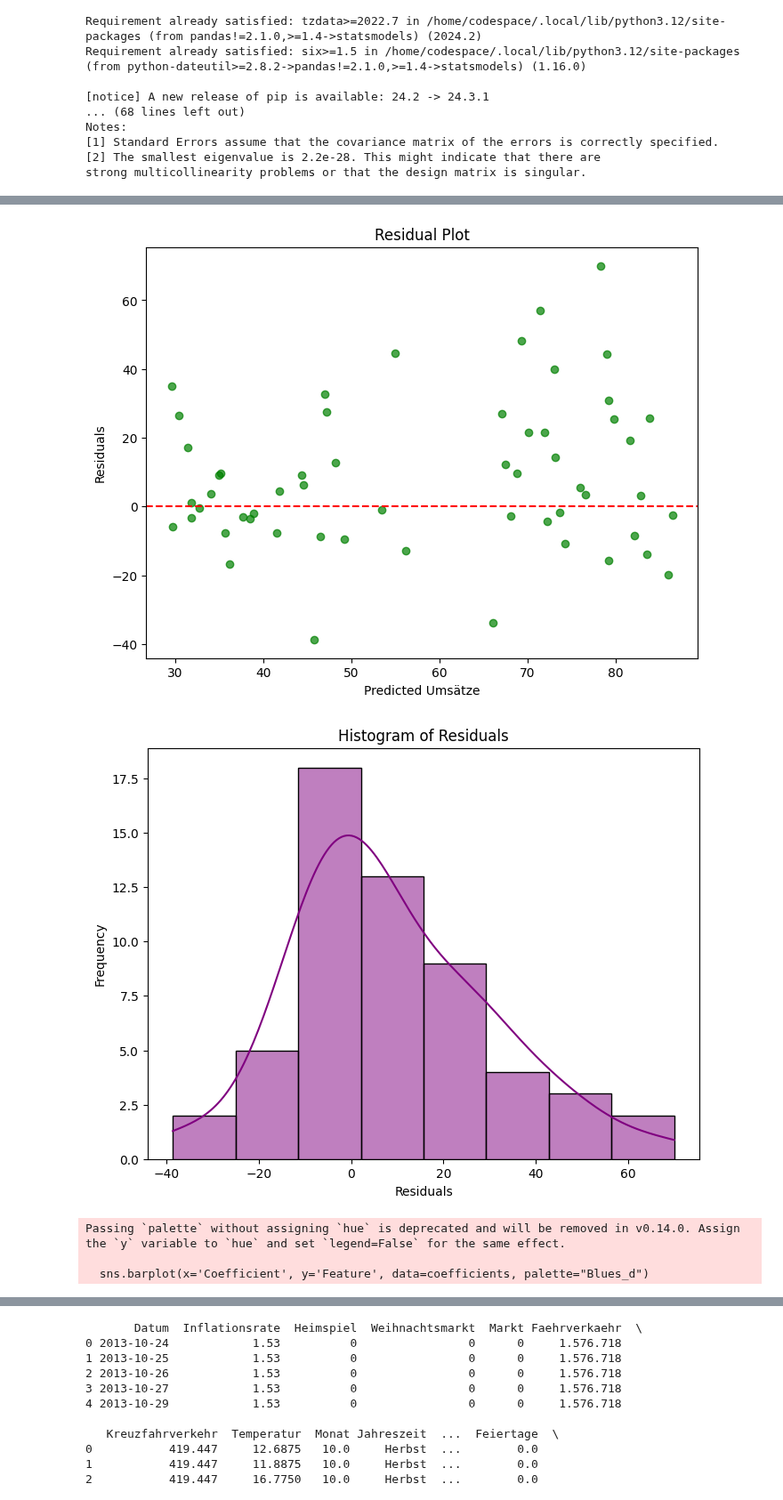
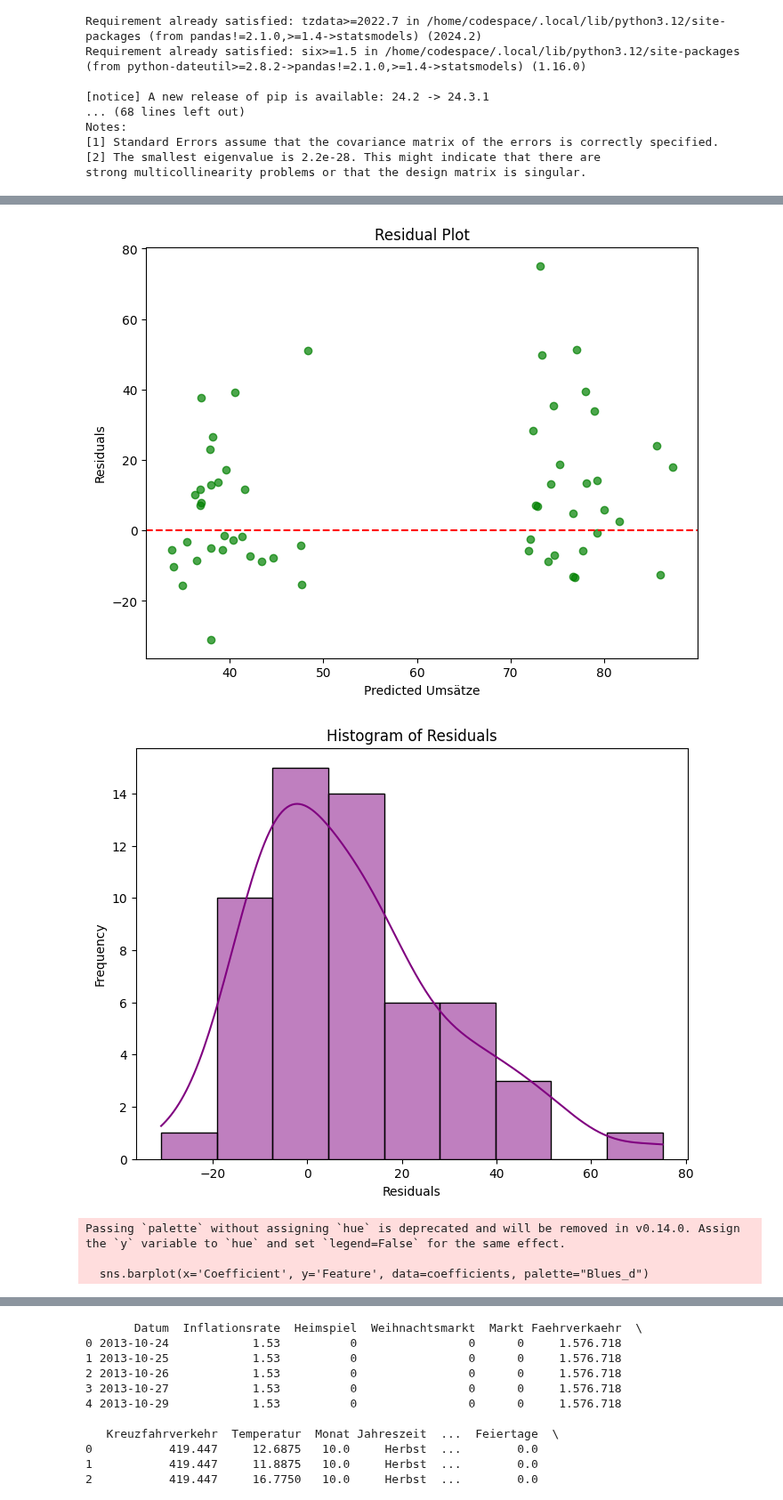
Before and after one commit to Fiesa00/DS_ML_Gr_1.5, a Jupyter notebook: 2_BaselineModel/Baseline-Model W6.ipynb, the cells around one changed output, grey strips where cells are left out. Shown at 89% size. Cells and saved outputs as stored; diff of their text form; code cells hidden in the pictures.

```diff
--- a/2_BaselineModel/Baseline-Model W6.ipynb
+++ b/2_BaselineModel/Baseline-Model W6.ipynb
@@ -217,9 +217,8 @@ from sklearn.model_selection import train_test_split  # Splitting data into trai
 data = data
 
 # Select features and target variable
-#'Heimspiel','Weihnachtsmarkt','Monat','Herbst','Winter','Temp_warm','Temp_cold','Temp_average', 'Monday','Tuesday','Wednesday','Thursday','Friday','Saturday','Sunday','Schulferien','Semesterferien','Feiertage','Niederschlag','Sonnenschein'
 #'Inflationsrate','Heimspiel','Weihnachtsmarkt', 'Markt','Temperatur','Monat' ,'Frühling','Sommer','Herbst','Winter','Temp_warm','Temp_cold','Temp_average', 'Monday','Tuesday','Wednesday','Thursday','Friday','Saturday','Sunday','Schulferien','Semesterferien','Feiertage','Niederschlag', 'Schneehoehe','Sonnenschein','KielerWoche'
-features = ['Inflationsrate','Heimspiel', 'Weihnachtsmarkt','Markt','Temperatur','Monat' ,'Frühling','Sommer','Herbst','Winter','Temp_warm','Temp_cold','Temp_average', 'Monday','Tuesday','Wednesday','Thursday','Friday','Saturday','Sunday','Schulferien','Semesterferien','Feiertage','Niederschlag', 'Schneehoehe','Sonnenschein','KielerWoche']
+features = ['Weihnachtsmarkt','Temperatur','Monat' ,'Friday','Sonnenschein']
 X = data[features]
 y = data['Umsatz']  # Target variable: Umsatz
 
@@ -314,5 +313,5 @@ Mean Absolute Percentage Error (MAPE): 33.14%
-[figure, old version]
+[figure, new version]
-[figure, old version]
+[figure, new version]
 Passing `palette` without assigning `hue` is deprecated and will be removed in v0.14.0. Assign the `y` variable to `hue` and set `legend=False` for the same effect.
 
   sns.barplot(x='Coefficient', y='Feature', data=coefficients, palette="Blues_d")
```
Also changed, not shown: parts of 2 cells of this notebook, 1 other file.
